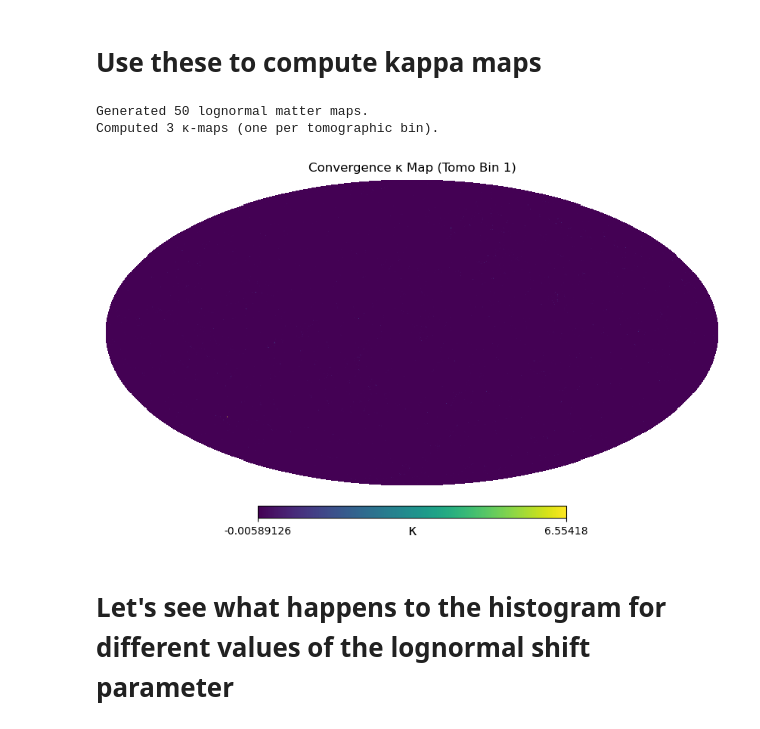
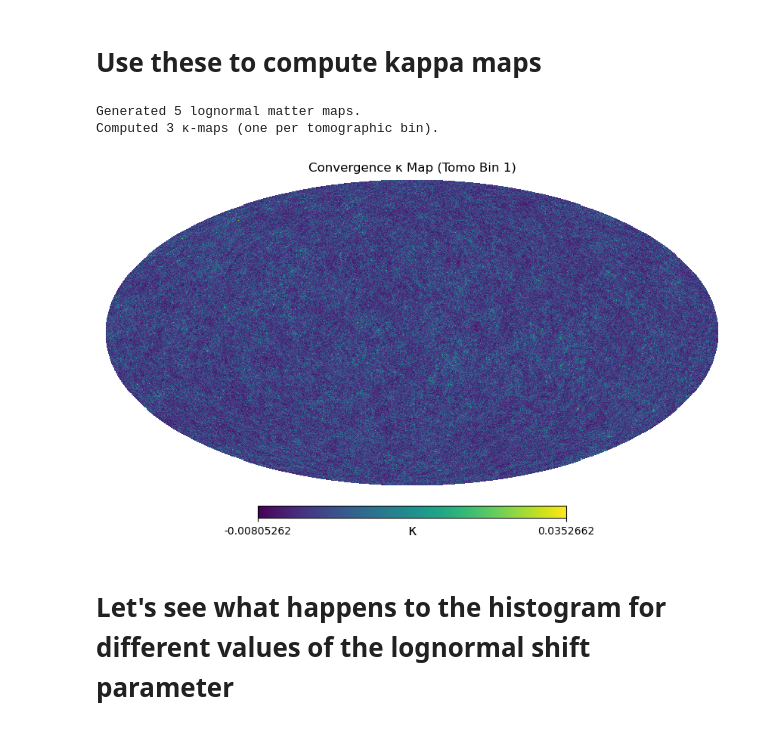
Before and after one commit to pltaylor16/BNTSmooth, a Jupyter notebook: build.ipynb, the cells around one changed output. Drawn from its saved outputs; the diff is of its cells as text; code cells hidden in the pictures.

```diff
--- a/build.ipynb
+++ b/build.ipynb
@@ -102,41 +104,43 @@ n_eff_list = [30.0] * 3
 sigma_eps_list = [0.26] * 3
 baryon_feedback = 3.13
 sigma8 = 0.8
-seed = 42
-l_max = 1024
+seed = 10
+l_max = 2048
 lognormal_shift = 1.0
 zmax = 3.0
-nslices = 50
+nslices = 5
 
 # --- Initialize simulation ---
 sim = LognormalWeakLensingSim(
     nz_list=nz_list,
     n_eff_list=n_eff_list,
     sigma_eps_list=sigma_eps_list,
     baryon_feedback=baryon_feedback,
     sigma8=sigma8,
     lognormal_shift=lognormal_shift,
     seed=seed,
     l_max=l_max,
     zmax=zmax,
     nslices=nslices
 )
 
+sim.set_cosmo()
+
 # --- Step 1: Generate lognormal matter fields ---
 matter_maps = sim.generate_matter_fields_from_scratch()
 print(f"Generated {len(matter_maps)} lognormal matter maps.")
 
 # --- Step 2: Compute kappa maps for each tomographic bin ---
 kappa_maps = sim.compute_kappa_maps(matter_maps)
 print(f"Computed {len(kappa_maps)} κ-maps (one per tomographic bin).")
 
 # --- Step 3: Plot the first κ-map ---
 hp.mollview(kappa_maps[0], title="Convergence κ Map (Tomo Bin 1)", unit="κ")
 plt.show()
 # %% [output]
-Generated 50 lognormal matter maps.
+Generated 5 lognormal matter maps.
 Computed 3 κ-maps (one per tomographic bin).
-[figure, old version]
+[figure, new version]
 # %% [markdown]
 # Let's see what happens to the histogram for different values of the lognormal shift parameter
 # %%
```
Also changed, not shown: parts of 13 cells of this notebook, 1 other file.
